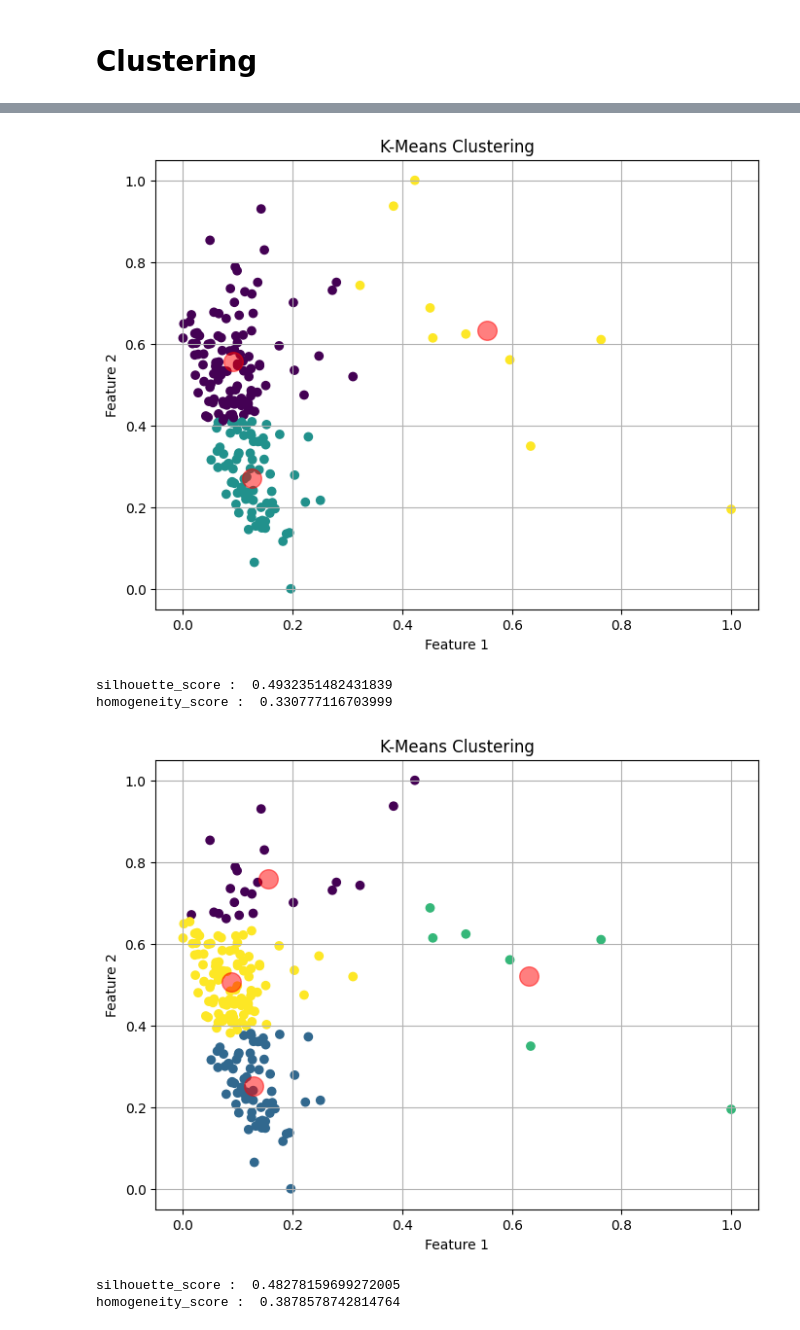
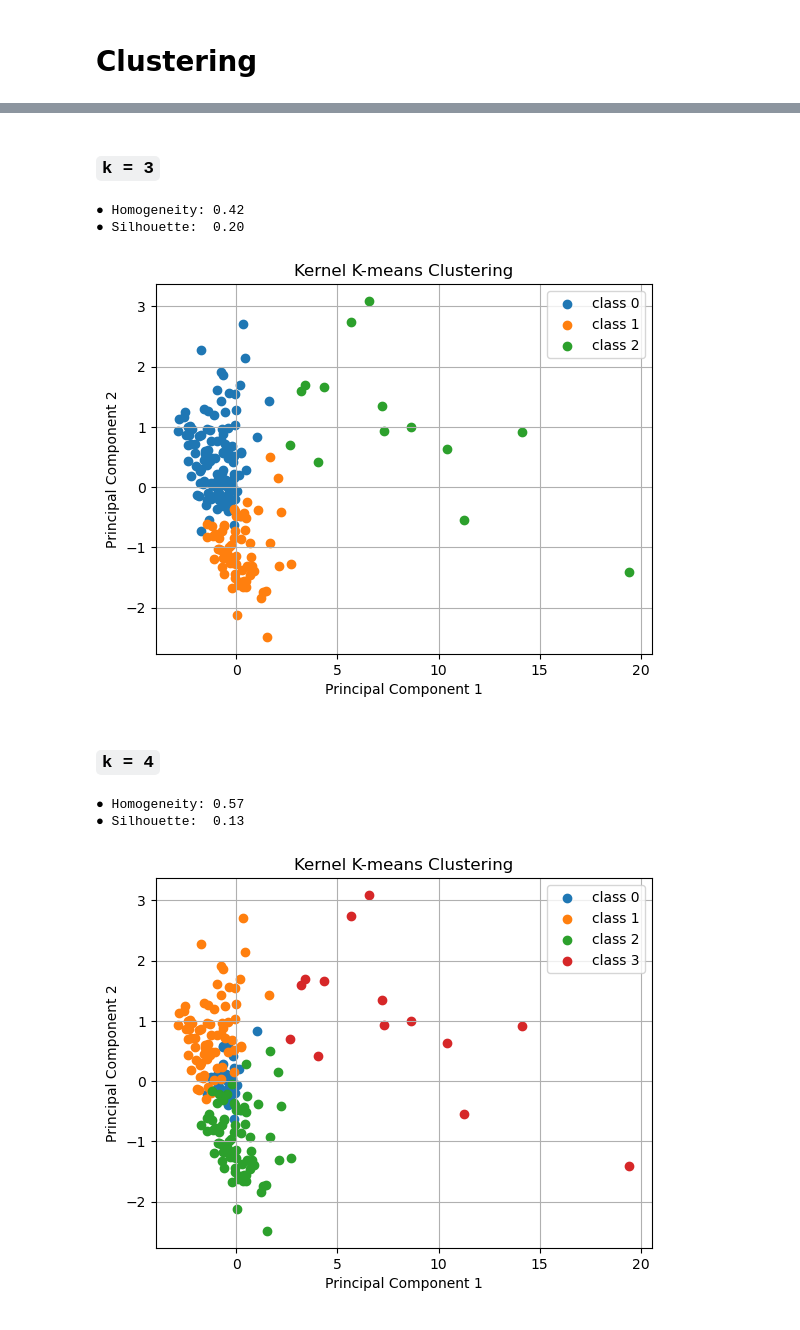
Before and after one commit to javadkavian/EEG_motor_imagery_analysis, a Jupyter notebook: src/main.ipynb, the cells around one changed output, grey strips where cells are left out. Saved outputs shown, nothing was run; the diff lists cells and outputs as text; code cells hidden in the pictures.

```diff
--- a/src/main.ipynb
+++ b/src/main.ipynb
@@ -326,0 +365,2 @@ cl.plot_kmeans_elbow(X=clustering_X)
+# %%
+cl.apply_kmeans_clustering(X, y, k=3)
@@ -327,3 +373,3 @@ cl.plot_kmeans_elbow(X=clustering_X)
 # %%
-cl.apply_kmeans_clustering(X=X, y=Y, k=2)
+cl.apply_kmeans_clustering(X, y, k=2)
 # %% [output]
@@ -332,0 +383,2 @@ homogeneity_score :  0.27954354742236204
+# %%
+cl.apply_kernel_kmeans_clustering(X=X, y=y, k=2)
@@ -333,12 +389,16 @@ homogeneity_score :  0.27954354742236204
+# %% [markdown]
+### `k = 3`
 # %%
-cl.apply_kmeans_clustering(X=X, y=Y, k=3)
+cl.apply_kernel_kmeans_clustering(X, y, k=3)
 # %% [output]
+● Homogeneity: 0.42
+● Silhouette:  0.20
-[figure, old version]
+[figure, new version]
-silhouette_score :  0.4932351482431839
-homogeneity_score :  0.330777116703999
+# %% [markdown]
+### `k = 4`
 # %%
-cl.apply_kmeans_clustering(X=X, y=Y, k=4)
+cl.apply_kernel_kmeans_clustering(X, y, k=4)
 # %% [output]
+● Homogeneity: 0.57
+● Silhouette:  0.13
-[figure, old version]
+[figure, new version]
-silhouette_score :  0.48278159699272005
-homogeneity_score :  0.3878578742814764
```
Also changed, not shown: parts of 39 cells of this notebook, 7 other files.
